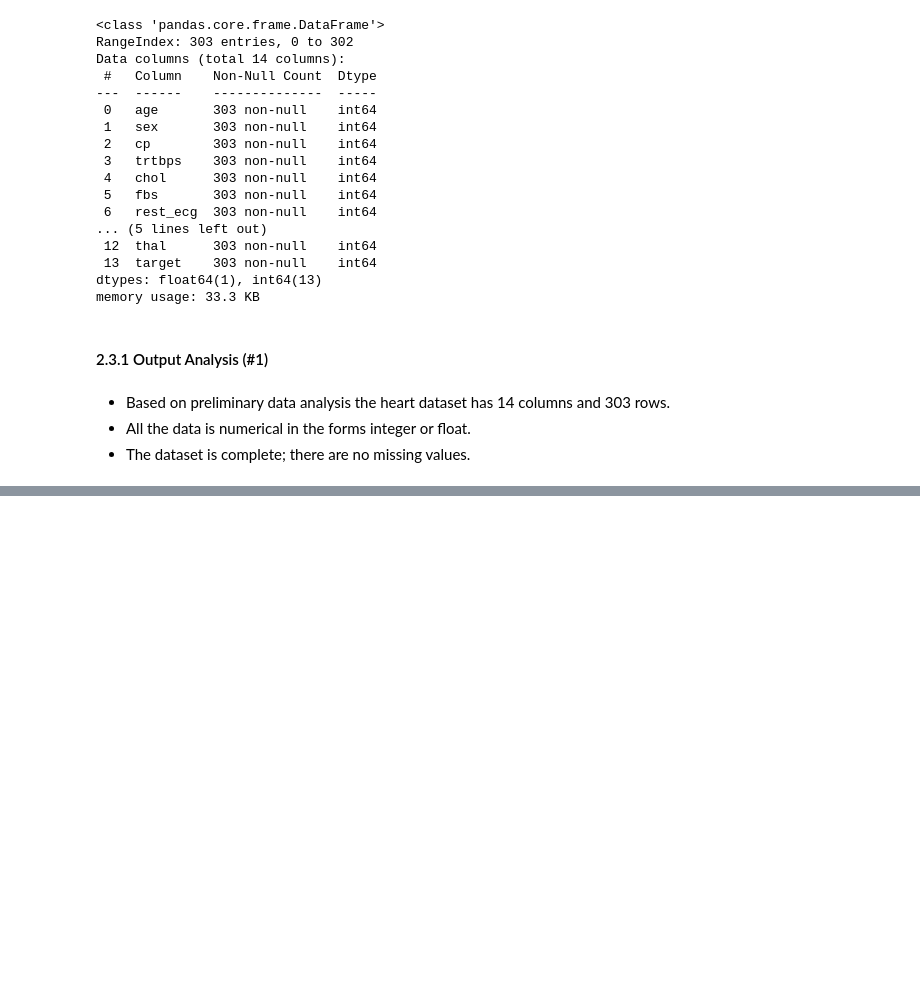
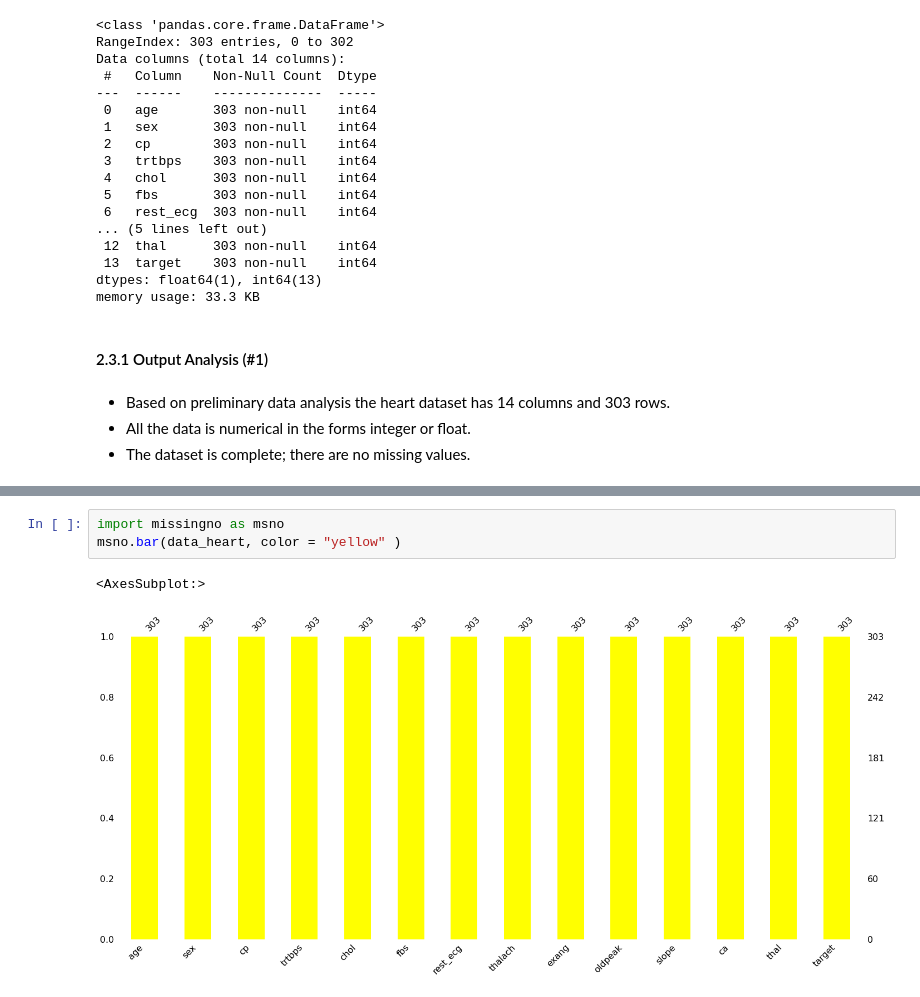
Before and after one commit to mmitch1/Heart.Prediction, a Jupyter notebook: Heart-Attack-Prediction.ipynb, the cells around one changed output, grey strips where cells are left out. Saved outputs shown, nothing was run; the diff lists cells and outputs as text; blank space fills up the shorter version.

Commit message:
examine missing values

```diff
--- a/Heart-Attack-Prediction.ipynb
+++ b/Heart-Attack-Prediction.ipynb
@@ -197,0 +243,6 @@ memory usage: 33.3 KB
+# %%
+import missingno as msno
+msno.bar(data_heart, color = "yellow" )
+# %% [output]
+<AxesSubplot:>
+[figure, added]
```
Also changed, not shown: parts of 5 cells of this notebook.
